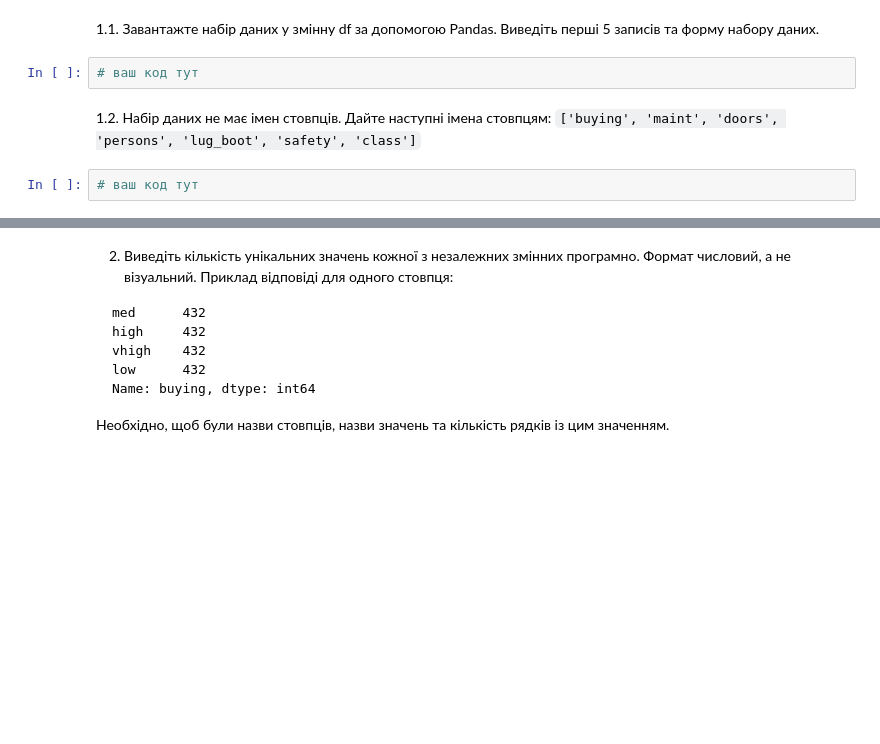
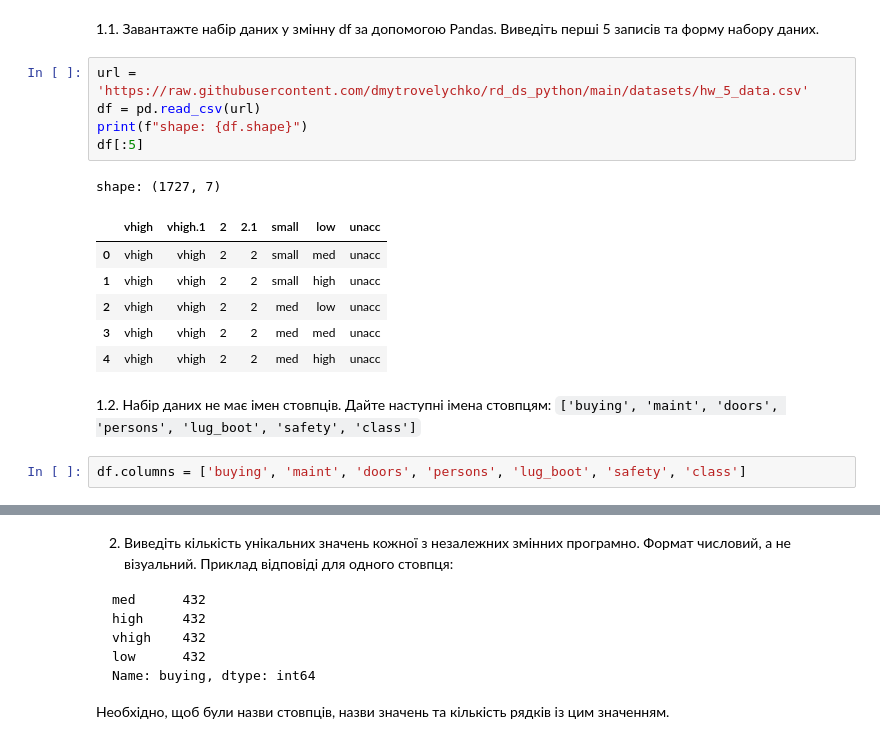
Before and after one commit to dmytrovelychko/rd_ds_python, a Jupyter notebook: hw_5.ipynb, the cells around one changed output, grey strips where cells are left out. Saved outputs shown, nothing was run; the diff lists cells and outputs as text; blank space fills up the shorter version.

```diff
--- a/hw_5.ipynb
+++ b/hw_5.ipynb
@@ -16,9 +30,20 @@ warnings.filterwarnings('ignore')
 # %% [markdown]
 1.1. Завантажте набір даних у змінну df за допомогою Pandas. Виведіть перші 5 записів та форму набору даних.
-# %%
-# ваш код тут
+# %%
+url = 'https://raw.githubusercontent.com/dmytrovelychko/rd_ds_python/main/datasets/hw_5_data.csv'
+df = pd.read_csv(url)
+print(f"shape: {df.shape}")
+df[:5]
+# %% [output]
+shape: (1727, 7)
+|  | vhigh | vhigh.1 | 2 | 2.1 | small | low | unacc |
+| 0 | vhigh | vhigh | 2 | 2 | small | med | unacc |
+| 1 | vhigh | vhigh | 2 | 2 | small | high | unacc |
+| 2 | vhigh | vhigh | 2 | 2 | med | low | unacc |
+| 3 | vhigh | vhigh | 2 | 2 | med | med | unacc |
+| 4 | vhigh | vhigh | 2 | 2 | med | high | unacc |
 # %% [markdown]
 1.2. Набір даних не має імен стовпців. Дайте наступні імена стовпцям:
 `['buying', 'maint', 'doors', 'persons', 'lug_boot', 'safety', 'class']`
-# %%
-# ваш код тут
+# %%
+df.columns = ['buying', 'maint', 'doors', 'persons', 'lug_boot', 'safety', 'class']
```
Also changed, not shown: parts of 11 cells of this notebook.
